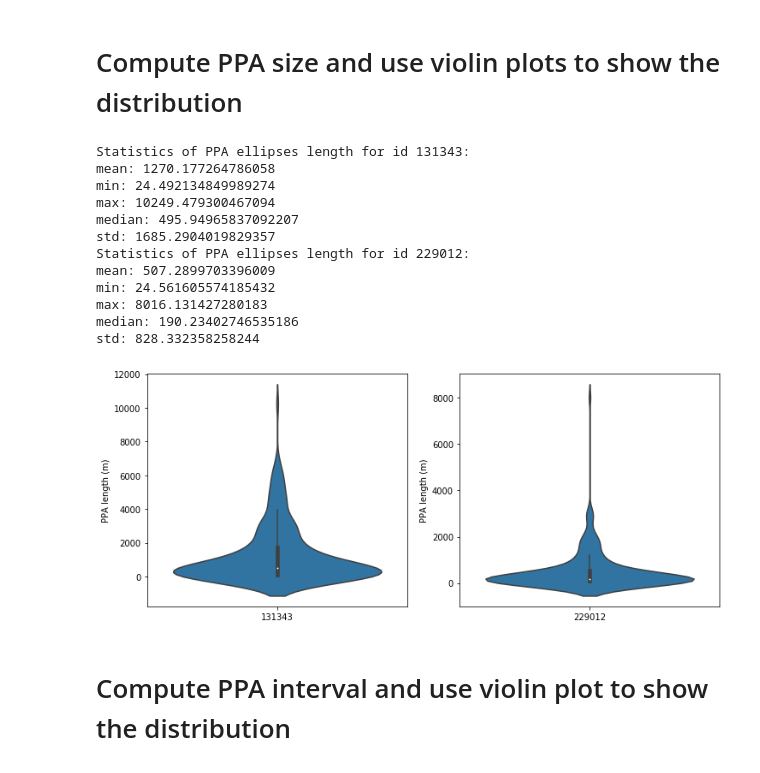
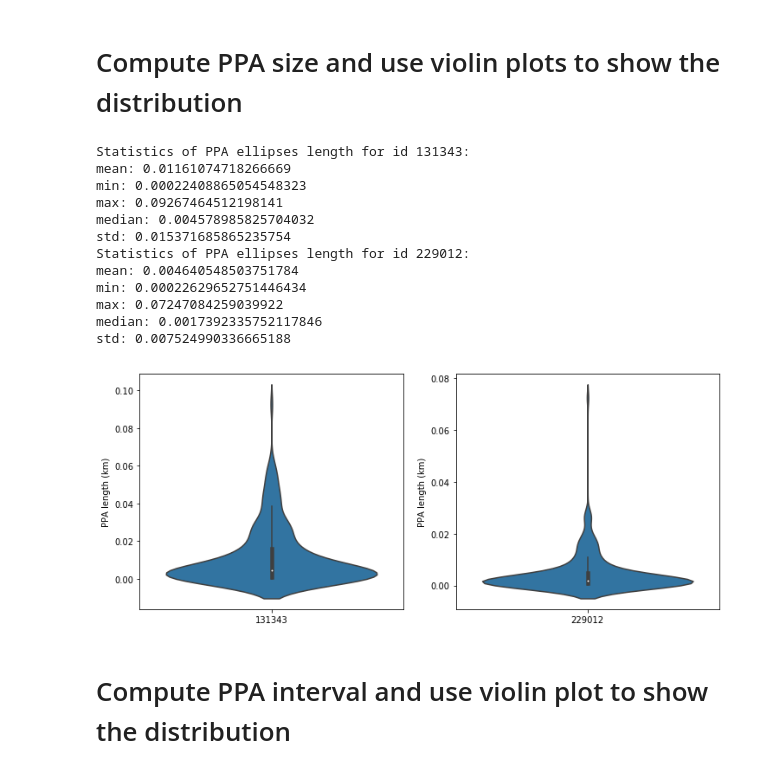
Before and after one commit to move-ucsb/ORTEGA, a Jupyter notebook: examples/example.ipynb, the cells around one changed output. Saved outputs shown, nothing was run; the diff lists cells and outputs as text; code cells hidden in the pictures.

```diff
--- a/examples/example.ipynb
+++ b/examples/example.ipynb
@@ -39,11 +38 @@ If locations were tracked using latitude and longitude format, users need to man
-# %%
-import utm
-
-def convert_to_projected(x, lat, lon):
-    u1 = utm.from_latlon(x[lat], x[lon])
-    x[lat] = u1[0]
-    x[lon] = u1[1]
-    return x
-
-bigdata = bigdata.apply(lambda x: convert_to_projected(x,'latitude','longitude'), axis=1)
 # %% [markdown]
@@ -109,31 +100,31 @@ df_duration
 ppasize_list = ortega.ppastatistics.compute_ppa_size(interaction1)
 # %% [output]
 Statistics of PPA ellipses length for id 131343:
-mean: 1270.177264786058
-min: 24.492134849989274
-max: 10249.479300467094
-median: 495.94965837092207
-std: 1685.2904019829357
+mean: 0.01161074718266669
+min: 0.00022408865054548323
+max: 0.09267464512198141
+median: 0.004578985825704032
+std: 0.015371685865235754
 Statistics of PPA ellipses length for id 229012:
-mean: 507.2899703396009
-min: 24.561605574185432
-max: 8016.131427280183
-median: 190.23402746535186
-std: 828.332358258244
+mean: 0.004640548503751784
+min: 0.00022629652751446434
+max: 0.07247084259039922
+median: 0.0017392335752117846
+std: 0.007524990336665188
 # %%
 import seaborn
 import matplotlib.pyplot as plt
 
 fig, (ax1, ax2) = plt.subplots(1, 2, figsize=(12, 5))
 seaborn.violinplot(data=ppasize_list['size_list1'], ax=ax1)
 seaborn.violinplot(data=ppasize_list['size_list2'], ax=ax2)
 ax1.set_xticklabels([str(interaction1.id1)])
 ax2.set_xticklabels([str(interaction1.id2)])
-ax1.set_ylabel('PPA length (m)')
-ax2.set_ylabel('PPA length (m)')
+ax1.set_ylabel('PPA length (km)')
+ax2.set_ylabel('PPA length (km)')
 plt.show()
 # %% [output]
-[figure, old version]
+[figure, new version]
 # %% [markdown]
 # Compute PPA interval and use violin plot to show the distribution
 # %%
```
Also changed, not shown: parts of 10 cells of this notebook, 1 other file.
